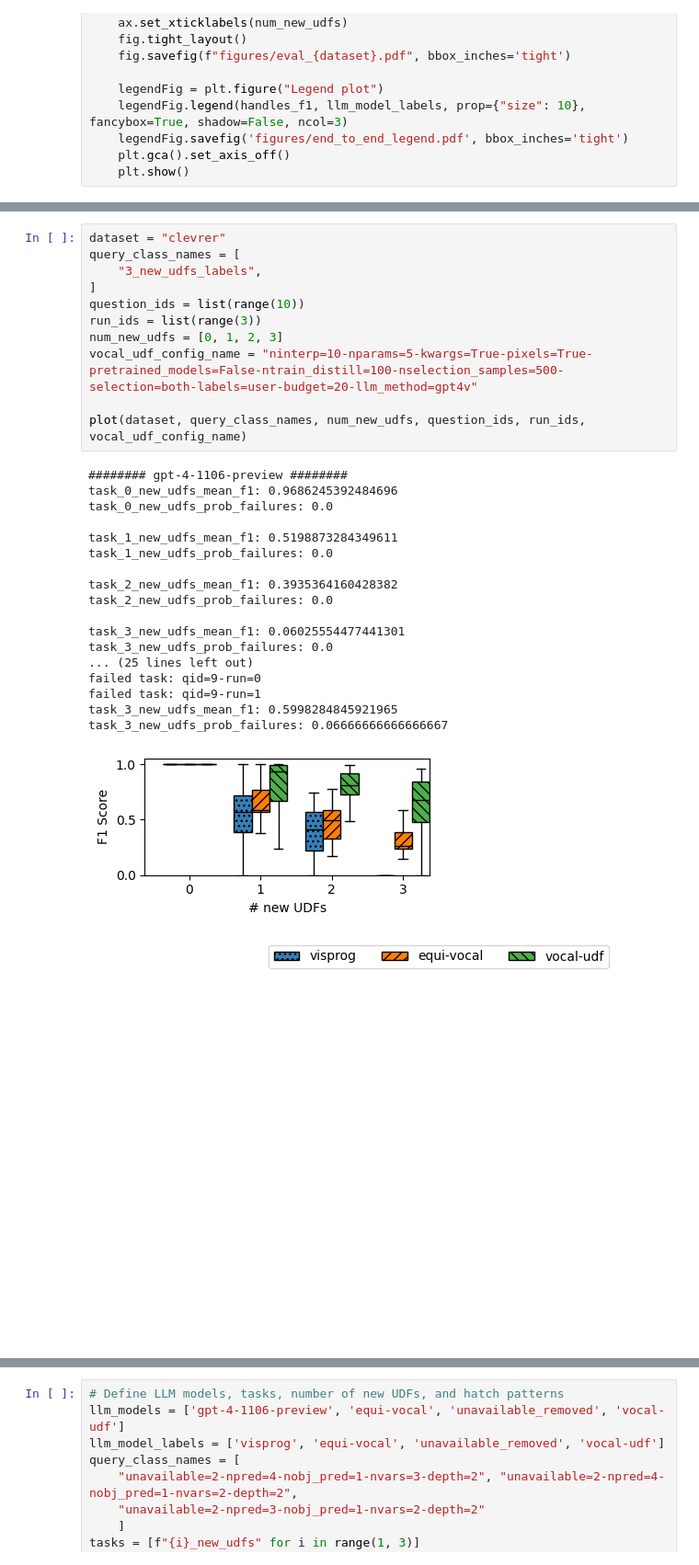
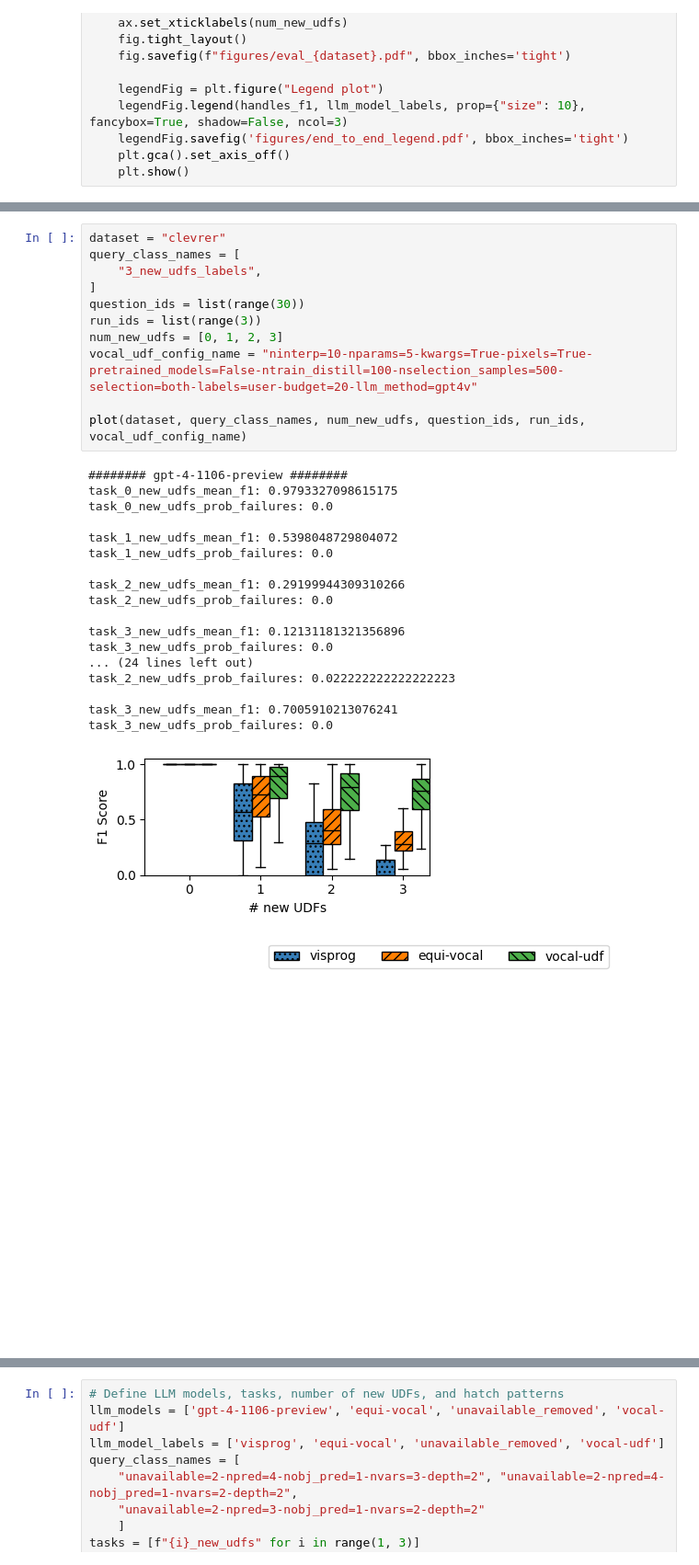
Before and after one commit to uwdb/VOCAL-UDF, a Jupyter notebook: experiments/analysis/end_to_end.ipynb, the cells around one changed output, grey strips where cells are left out. Shown at 92% size. Cells and saved outputs as stored; diff of their text form.

```diff
--- a/experiments/analysis/end_to_end.ipynb
+++ b/experiments/analysis/end_to_end.ipynb
@@ -194,33 +194,33 @@ task_2_new_udfs_prob_failures: 0.0
 # %%
 dataset = "clevrer"
 query_class_names = [
     "3_new_udfs_labels",
 ]
-question_ids = list(range(10))
+question_ids = list(range(30))
 run_ids = list(range(3))
 num_new_udfs = [0, 1, 2, 3]
 vocal_udf_config_name = "ninterp=10-nparams=5-kwargs=True-pixels=True-pretrained_models=False-ntrain_distill=100-nselection_samples=500-selection=both-labels=user-budget=20-llm_method=gpt4v"
 
 plot(dataset, query_class_names, num_new_udfs, question_ids, run_ids, vocal_udf_config_name)
 # %% [output]
 ######## gpt-4-1106-preview ########
-task_0_new_udfs_mean_f1: 0.9686245392484696
+task_0_new_udfs_mean_f1: 0.9793327098615175
 task_0_new_udfs_prob_failures: 0.0
 
-task_1_new_udfs_mean_f1: 0.5198873284349611
+task_1_new_udfs_mean_f1: 0.5398048729804072
 task_1_new_udfs_prob_failures: 0.0
 
-task_2_new_udfs_mean_f1: 0.3935364160428382
+task_2_new_udfs_mean_f1: 0.29199944309310266
 task_2_new_udfs_prob_failures: 0.0
 
-task_3_new_udfs_mean_f1: 0.06025554477441301
+task_3_new_udfs_mean_f1: 0.12131181321356896
 task_3_new_udfs_prob_failures: 0.0
-... (25 lines left out)
-failed task: qid=9-run=0
-failed task: qid=9-run=1
-task_3_new_udfs_mean_f1: 0.5998284845921965
-task_3_new_udfs_prob_failures: 0.06666666666666667
+... (24 lines left out)
+task_2_new_udfs_prob_failures: 0.022222222222222223
+
+task_3_new_udfs_mean_f1: 0.7005910213076241
+task_3_new_udfs_prob_failures: 0.0
-[figure, old version]
+[figure, new version]
 [figure]
 # %%
 dataset = "charades"
```
Also changed, not shown: parts of 2 cells of this notebook, 45 other files.
